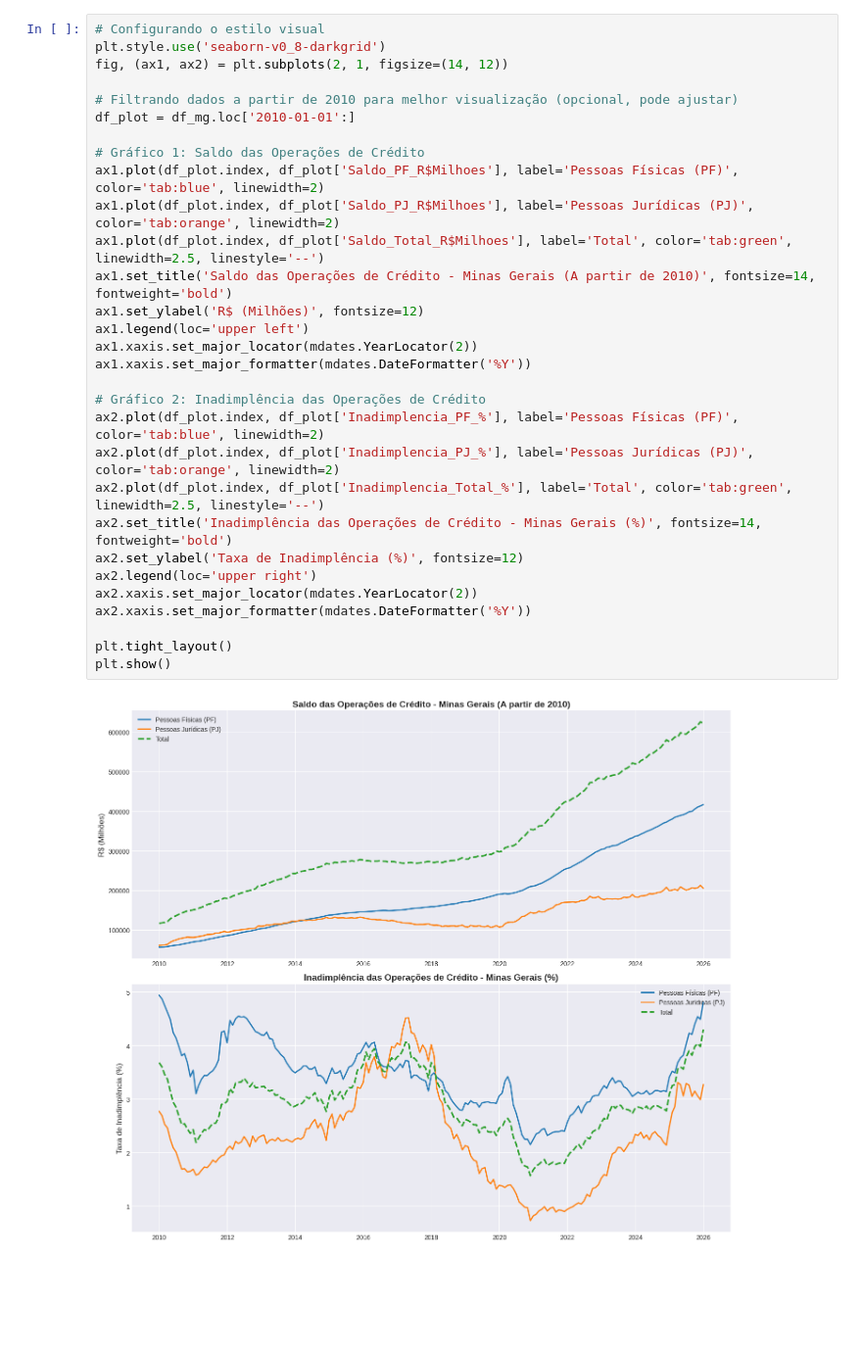
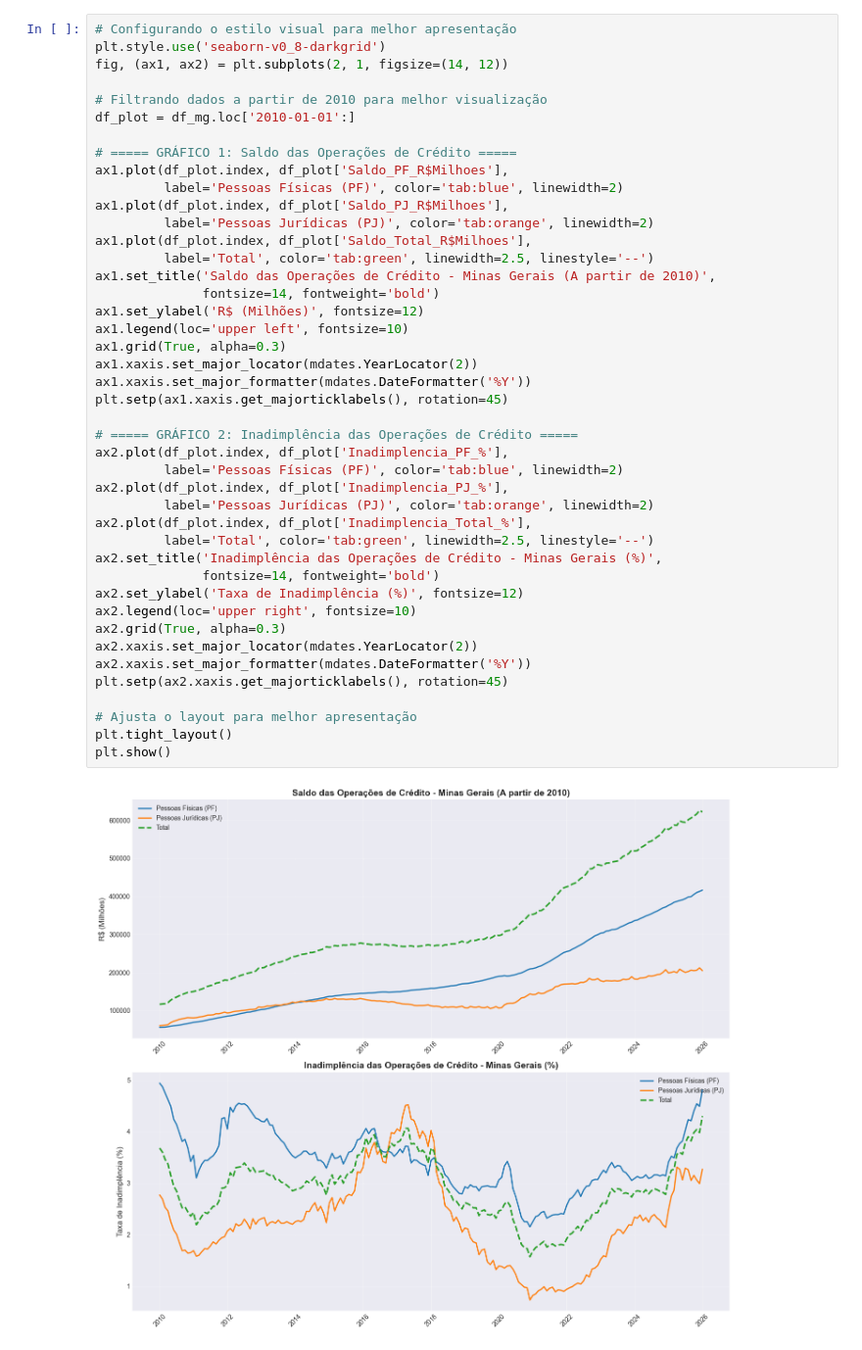
Before and after one commit to Galaticos-API/API-3, a Jupyter notebook: Estudos Análise de Dados - ipynb/Dados_crédito_MG.ipynb, the cells around one changed output. Shown at 98% size. Saved outputs shown, nothing was run; the diff lists cells and outputs as text; blank space fills up the shorter version.

Commit message:
fix(TSK-3): corrijido e reorganizado notebook de análise de dados de MG, país de nosso grande amigo @GustavoMGreco

```diff
--- a/Estudos Análise de Dados - ipynb/Dados_crédito_MG.ipynb
+++ b/Estudos Análise de Dados - ipynb/Dados_crédito_MG.ipynb
@@ -28,32 +154,45 @@ Neste bloco, configuramos o estilo visual com `seaborn-v0_8-darkgrid` e criamos
 # %%
-# Configurando o estilo visual
+# Configurando o estilo visual para melhor apresentação
 plt.style.use('seaborn-v0_8-darkgrid')
 fig, (ax1, ax2) = plt.subplots(2, 1, figsize=(14, 12))
 
-# Filtrando dados a partir de 2010 para melhor visualização (opcional, pode ajustar)
+# Filtrando dados a partir de 2010 para melhor visualização
 df_plot = df_mg.loc['2010-01-01':]
 
-# Gráfico 1: Saldo das Operações de Crédito
-ax1.plot(df_plot.index, df_plot['Saldo_PF_R$Milhoes'], label='Pessoas Físicas (PF)', color='tab:blue', linewidth=2)
-ax1.plot(df_plot.index, df_plot['Saldo_PJ_R$Milhoes'], label='Pessoas Jurídicas (PJ)', color='tab:orange', linewidth=2)
-ax1.plot(df_plot.index, df_plot['Saldo_Total_R$Milhoes'], label='Total', color='tab:green', linewidth=2.5, linestyle='--')
-ax1.set_title('Saldo das Operações de Crédito - Minas Gerais (A partir de 2010)', fontsize=14, fontweight='bold')
+# ===== GRÁFICO 1: Saldo das Operações de Crédito =====
+ax1.plot(df_plot.index, df_plot['Saldo_PF_R$Milhoes'],
+         label='Pessoas Físicas (PF)', color='tab:blue', linewidth=2)
+ax1.plot(df_plot.index, df_plot['Saldo_PJ_R$Milhoes'],
+         label='Pessoas Jurídicas (PJ)', color='tab:orange', linewidth=2)
+ax1.plot(df_plot.index, df_plot['Saldo_Total_R$Milhoes'],
+         label='Total', color='tab:green', linewidth=2.5, linestyle='--')
+ax1.set_title('Saldo das Operações de Crédito - Minas Gerais (A partir de 2010)',
+              fontsize=14, fontweight='bold')
 ax1.set_ylabel('R$ (Milhões)', fontsize=12)
-ax1.legend(loc='upper left')
+ax1.legend(loc='upper left', fontsize=10)
+ax1.grid(True, alpha=0.3)
 ax1.xaxis.set_major_locator(mdates.YearLocator(2))
 ax1.xaxis.set_major_formatter(mdates.DateFormatter('%Y'))
+plt.setp(ax1.xaxis.get_majorticklabels(), rotation=45)
 
-# Gráfico 2: Inadimplência das Operações de Crédito
-ax2.plot(df_plot.index, df_plot['Inadimplencia_PF_%'], label='Pessoas Físicas (PF)', color='tab:blue', linewidth=2)
-ax2.plot(df_plot.index, df_plot['Inadimplencia_PJ_%'], label='Pessoas Jurídicas (PJ)', color='tab:orange', linewidth=2)
-ax2.plot(df_plot.index, df_plot['Inadimplencia_Total_%'], label='Total', color='tab:green', linewidth=2.5, linestyle='--')
-ax2.set_title('Inadimplência das Operações de Crédito - Minas Gerais (%)', fontsize=14, fontweight='bold')
+# ===== GRÁFICO 2: Inadimplência das Operações de Crédito =====
+ax2.plot(df_plot.index, df_plot['Inadimplencia_PF_%'],
+         label='Pessoas Físicas (PF)', color='tab:blue', linewidth=2)
+ax2.plot(df_plot.index, df_plot['Inadimplencia_PJ_%'],
+         label='Pessoas Jurídicas (PJ)', color='tab:orange', linewidth=2)
+ax2.plot(df_plot.index, df_plot['Inadimplencia_Total_%'],
+         label='Total', color='tab:green', linewidth=2.5, linestyle='--')
+ax2.set_title('Inadimplência das Operações de Crédito - Minas Gerais (%)',
+              fontsize=14, fontweight='bold')
 ax2.set_ylabel('Taxa de Inadimplência (%)', fontsize=12)
-ax2.legend(loc='upper right')
+ax2.legend(loc='upper right', fontsize=10)
+ax2.grid(True, alpha=0.3)
 ax2.xaxis.set_major_locator(mdates.YearLocator(2))
 ax2.xaxis.set_major_formatter(mdates.DateFormatter('%Y'))
+plt.setp(ax2.xaxis.get_majorticklabels(), rotation=45)
 
+# Ajusta o layout para melhor apresentação
 plt.tight_layout()
 plt.show()
 # %% [output]
-[figure, old version]
+[figure, new version]
```
Also changed, not shown: parts of 15 cells of this notebook.
